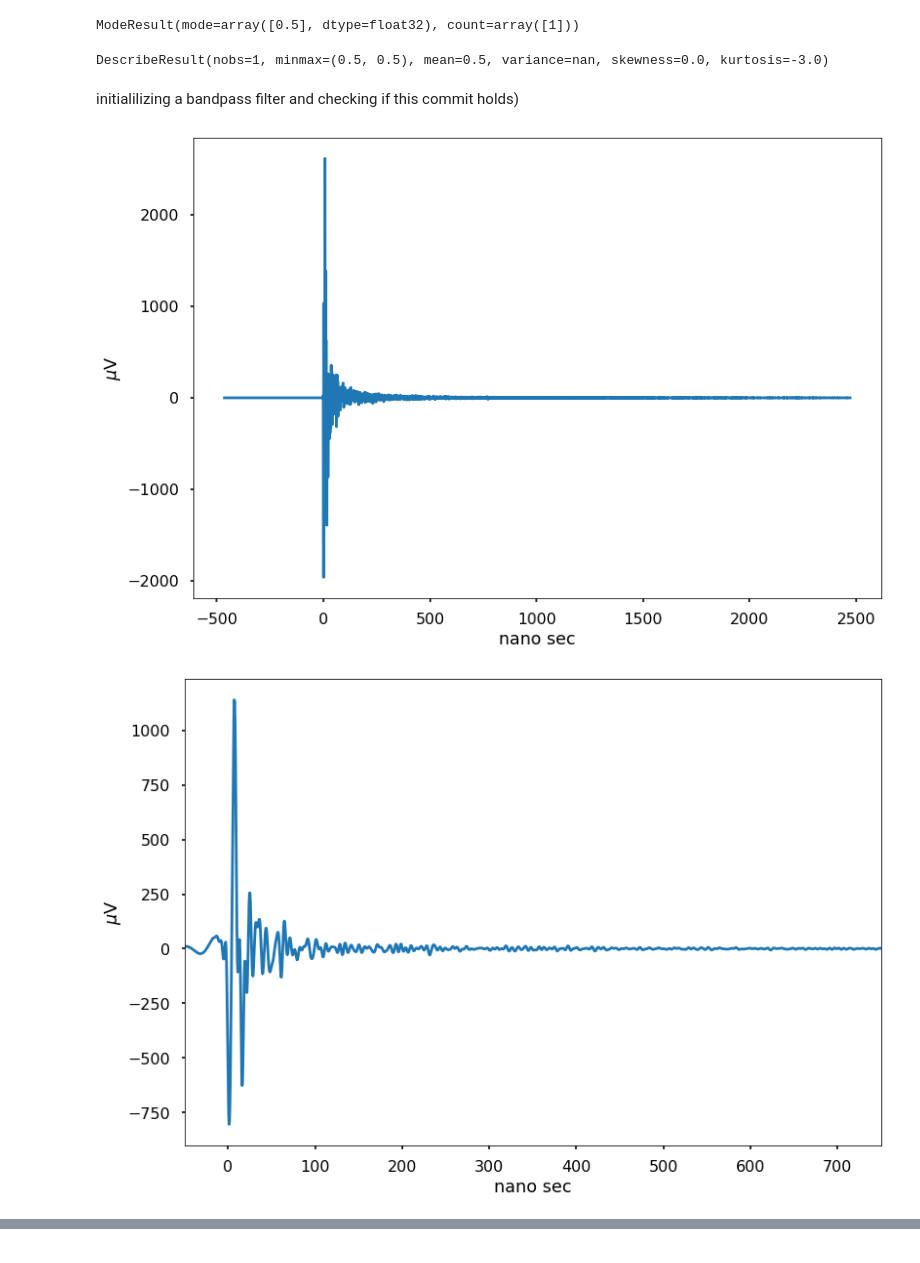
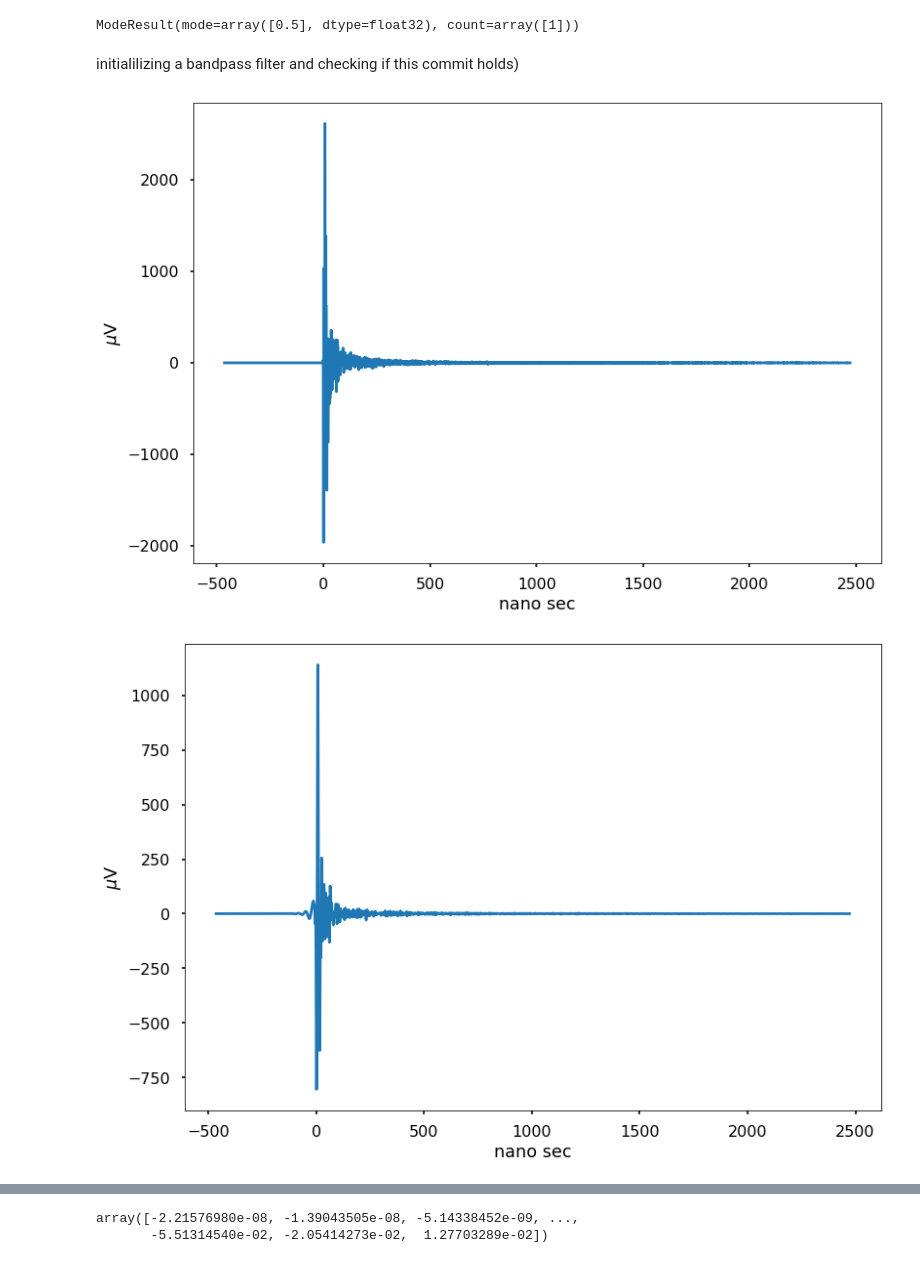
Before and after one commit to abwembya/Filtsim, a Jupyter notebook: filtband.ipynb, the cells around one changed output, grey strips where cells are left out. Saved outputs shown, nothing was run; the diff lists cells and outputs as text; code cells hidden in the pictures.

```diff
--- a/filtband.ipynb
+++ b/filtband.ipynb
@@ -199,14 +182,3 @@ plt.plot(ev.antennas[0].Ey)
 # %% [output]
 [<matplotlib.lines.Line2D at 0x...>]
 [figure]
-# %%
-import h5py
-filename = "Stshp_Proton_3.98_38.2_180.0_3.hdf5"
-
-with h5py.File(filename, "r") as f:
-    # List all groups
-    print("Keys: %s" % f.keys())
-    a_group_key = list(f.keys())[0]
-
-    # Get the data
-    data = list(f[a_group_key])
@@ -237,26 +196,12 @@ while i < int(len(time)+1):
 print(stats.mode(diff2)) #calculating the average time between time intervals in  nano seconds
 # %% [output]
 ModeResult(mode=array([0.5], dtype=float32), count=array([1]))
-# %%
-from scipy import stats
-time=np.array(ev.antennas[0].t)
-diff=[]
-i=1
-while i < int(len(time)+1):
-    diff2=time[i+1]-time[i]
-    np.append(diff,diff2)
-    if i == int(len(time)-2):
-        break
-    i += 1
-print(stats.describe(diff2)) #calculating the average time between time intervals in  nano seconds
-# %% [output]
-DescribeResult(nobs=1, minmax=(0.5, 0.5), mean=0.5, variance=nan, skewness=0.0, kurtosis=-3.0)
 # %% [markdown]
 initialilizing a bandpass filter and checking if this commit holds)
 # %%
 from scipy import signal
 from scipy.signal import filtfilt
-from scipy.fftpack import fft, ifft
+from scipy.fftpack import fft, ifft, fftfreq
 import scipy
 plt.style.use('seaborn-poster')
 
@@ -275,39 +220,42 @@ def plot():
     plt.plot(time,filtered_signal)
     plt.xlabel('nano sec')
     plt.ylabel('$\mu$V')
-    plt.xlim(-50,750)
+    #plt.xlim(-50,750)
     plt.show()
     freq=np.linspace(0,1/dt,len(data))
     plt.plot(freq,abs(fft(filtered_signal)))
     plt.plot(freq,abs(fft(data)))
     plt.xlabel('freq(GHz)')
     plt.ylabel('Amp')
     plt.ylim(1000,)
     plt.yscale('log')
     plt.xlim(0,0.25)
     plt.show()
     plt.plot(freq,10*np.log10(abs(fft(filtered_signal))/abs(fft(data))))
     plt.xlabel('GHz')
     plt.ylabel('gain')
     plt.ylim(-10,5)
     plt.xlim(.03,0.2)
     plt.grid()
     plt.show()
     #print(np.where(round(freq) == 0.08))
+    return filtered_signal
 
 def bandPassFilter(signal,fs,lowcut=0.03, hicut=0.20, order = 5):#GHz
     niq=fs/2
     low= lowcut/niq
     high=hicut/niq
 
     b,a=scipy.signal.butter(order,[low,high],'bandpass',analog=False)
     y = scipy.signal.filtfilt(b,a,signal)
 
     return (y)
 plot()
 # %% [output]
 [figure]
-[figure, old version]
+[figure, new version]
 [figure]
 [figure]
+array([-2.21576980e-08, -1.39043505e-08, -5.14338452e-09, ...,
+       -5.51314540e-02, -2.05414273e-02,  1.27703289e-02])
 # %%
```
Also changed, not shown: parts of 8 cells of this notebook.
